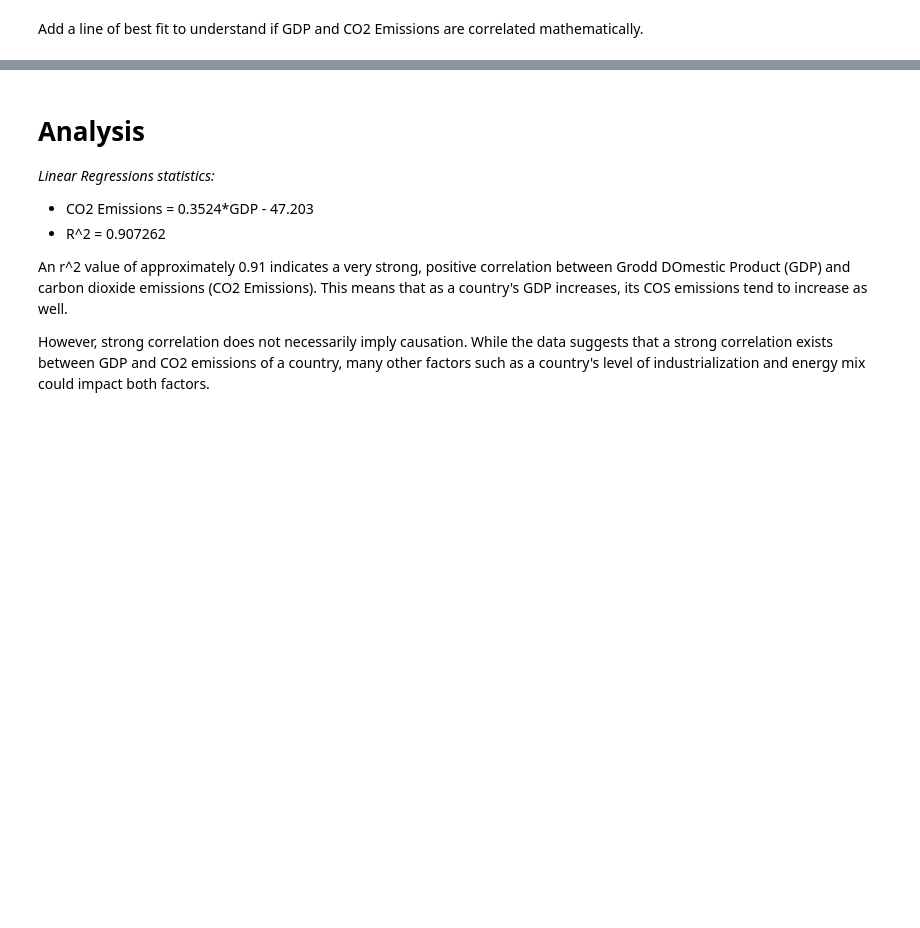
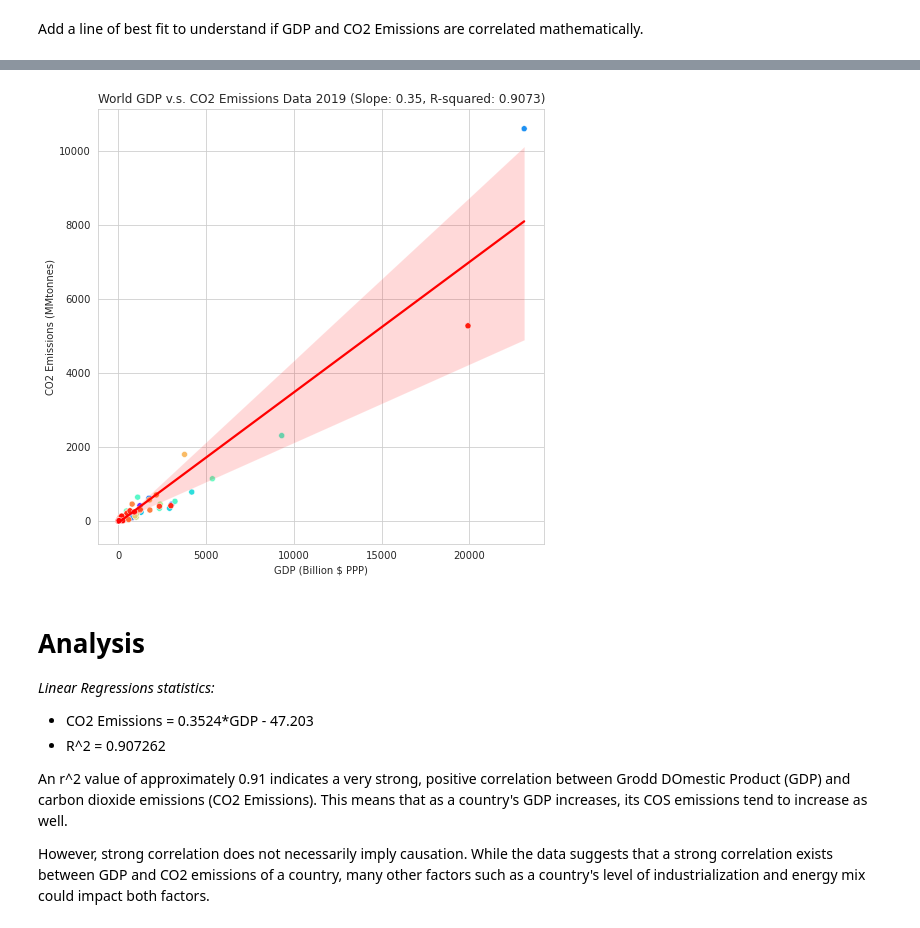
Before and after one commit to tanishapatil1234/ds, a Jupyter notebook: _notebooks/2023-03-21-GDP_vs_CO2.ipynb, the cells around one changed output, grey strips where cells are left out. Cells and saved outputs as stored; diff of their text form; code cells hidden in the pictures; blank space fills up the shorter version.

```diff
--- a/_notebooks/2023-03-21-GDP_vs_CO2.ipynb
+++ b/_notebooks/2023-03-21-GDP_vs_CO2.ipynb
@@ -270,3 +232,37 @@ pyo.iplot(fig)
+# %%
+# Import necessary libraries
+import numpy as np
+import matplotlib.pyplot as plt
+import seaborn as sns
+import pandas as pd
+# Enable interactive plots in Jupyter Notebook using mplcursors
+import mplcursors
+
+mplcursors.cursor(hover=True)
+# Create some random data with country names
+x = x_list
+y = y_list
+# Create a pandas DataFrame with the data and country names
+data = pd.DataFrame({'x': x, 'y': y, 'Country': c_list})
+# Calculate the regression statistics
+slope, intercept, r_value, p_value, std_err = stats.linregress(x, y)
+r_squared = r_value ** 2
+# Create a scatter plot with a line of best fit using Seaborn
+sns.set_style('whitegrid')
+sns.scatterplot(data=data, x='x', y='y', hue='Country', palette='rainbow', legend=False)
+sns.regplot(data=data, x='x', y='y', scatter=False, color='red')
+# Customize the plot
+plt.title(f'World GDP v.s. CO2 Emissions Data 2019 (Slope: {slope:.2f}, R-squared: {r_squared:.4f})')
+plt.xlabel('GDP (Billion $ PPP)')
+plt.ylabel('CO2 Emissions (MMtonnes)')
+# Define the metadata labels for each point
+labels = data['Country'].tolist()
+# Add the metadata hover function using mplcursors
+mplcursors.cursor(hover=True).connect('add', lambda sel: sel.annotation.set_text(f"x: {sel.target[0]:.2f}\ny: {sel.target[1]:.2f}\nCountry: {labels[sel.target.index]}"))
+# Display the plot
+plt.show()
+# %% [output]
+[figure, added]
 # %% [markdown]
 # Analysis
 *Linear Regressions statistics:*
```
Also changed, not shown: parts of 1 cell of this notebook, 1 other file.
